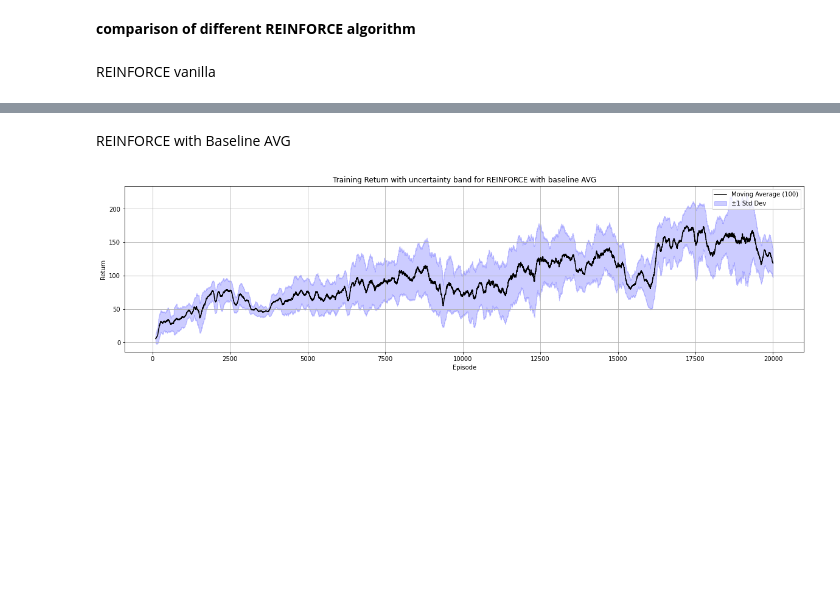
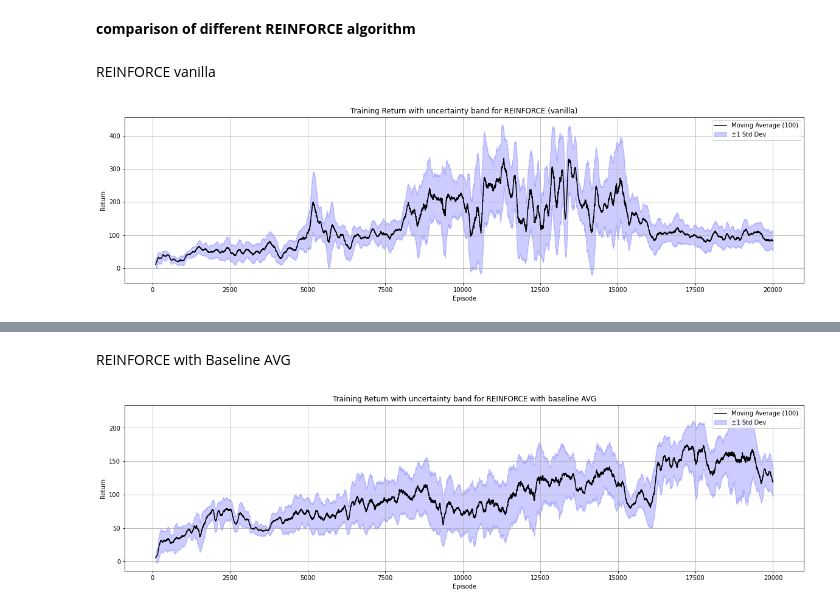
Before and after one commit to dalial89/rl_mldl_25, a Jupyter notebook: models_data/data_analysis.ipynb, the cells around one changed output, grey strips where cells are left out. Drawn from its saved outputs; the diff is of its cells as text; code cells hidden in the pictures; blank space fills up the shorter version.

```diff
--- a/models_data/data_analysis.ipynb
+++ b/models_data/data_analysis.ipynb
@@ -9,31 +9,33 @@ REINFORCE vanilla
 # %%
 csv_path = "vanilla_seed_42_returns.csv"
 
 df = pd.read_csv(csv_path)
 
 window = 100
 rolling_mean = df["return"].rolling(window=window).mean()
 rolling_std = df["return"].rolling(window=window).std()
 
 plt.figure(figsize=(20, 5))
 plt.plot(df["episode"], rolling_mean, label="Moving Average (100)", color="black")
 
 # Banda di confidenza ±1 std
 plt.fill_between(
     df["episode"],
     rolling_mean - rolling_std,
     rolling_mean + rolling_std,
     color="blue",
     alpha=0.2,
     label="±1 Std Dev"
 )
 
 plt.xlabel("Episode")
 plt.ylabel("Return")
-plt.title("Training Return with Uncertainty Band for REINFORCE (vanilla)")
+plt.title("Training Return with uncertainty band for REINFORCE (vanilla)")
 plt.legend()
 plt.grid(True)
 plt.show()
+# %% [output]
+[figure, added]
 # %%
 df = pd.read_csv("REINFORCE_seed_42_test_returns.csv")
 df.mean(), df.std()
```
Also changed, not shown: parts of 3 cells of this notebook, 8 other files.
